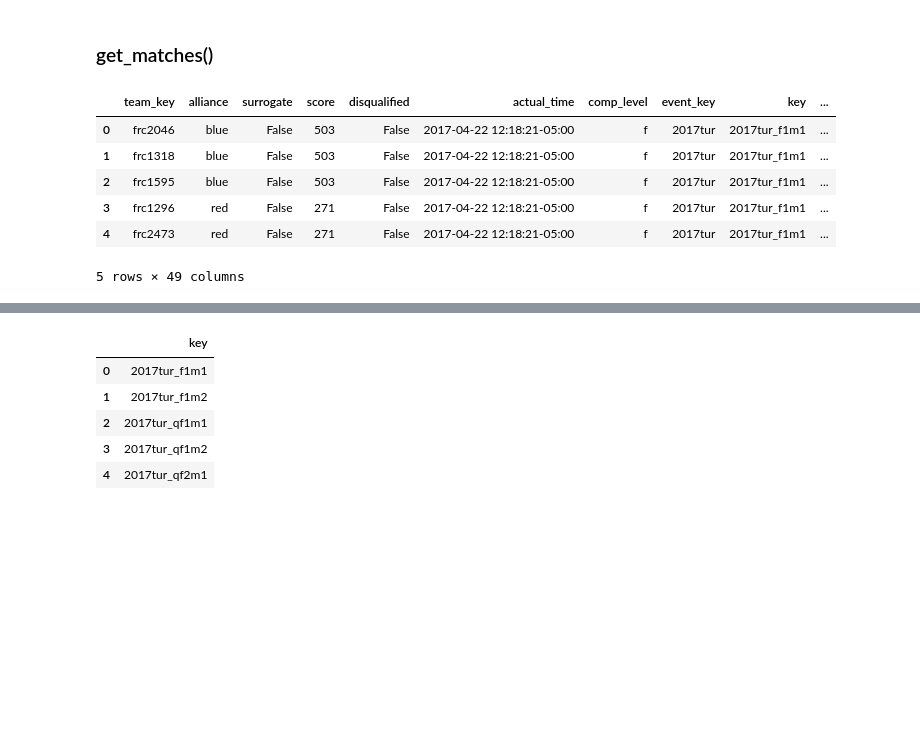
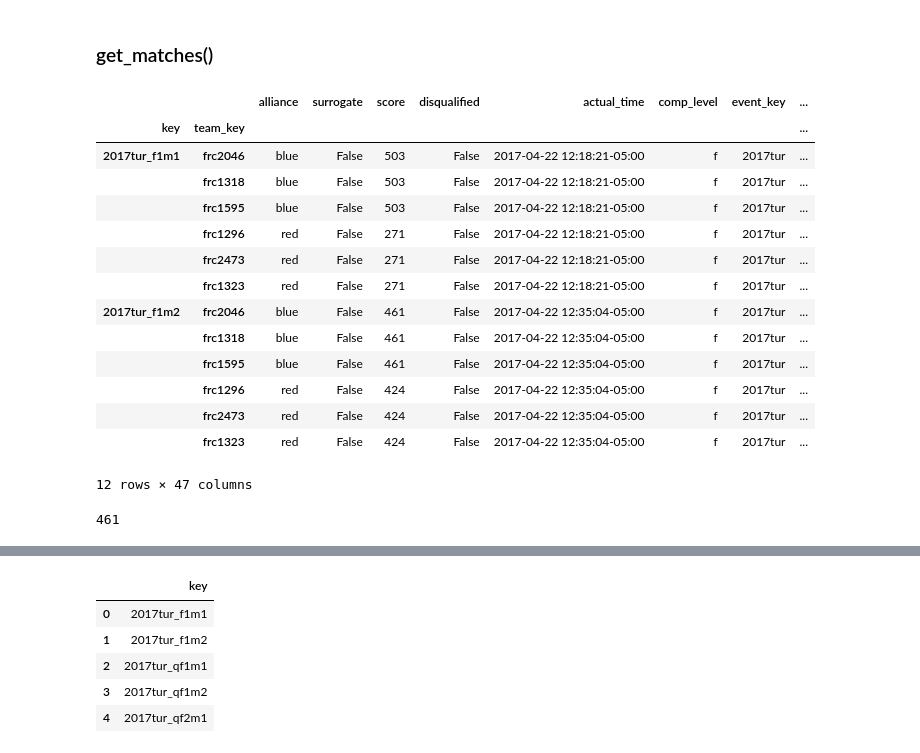
Before and after one commit to irwinsnet-old/tbap, a Jupyter notebook: TBA05 get_matches.ipynb, the cells around one changed output, grey strips where cells are left out. Cells and saved outputs as stored; diff of their text form; code cells hidden in the pictures; blank space fills up the shorter version.

```diff
--- a/TBA05 get_matches.ipynb
+++ b/TBA05 get_matches.ipynb
@@ -26,12 +26,24 @@ pd.options.display.float_format = '{:f}'.format
 sn.time_zone = "America/Chicago"
 matches = api.get_matches(sn, "2017tur")
 # %%
-matches.head()
+matches.head(12)
 # %% [output]
-|  | team_key | alliance | surrogate | score | disqualified | actual_time | comp_level | event_key | key | ... |
-| 0 | frc2046 | blue | False | 503 | False | 2017-04-22 12:18:21-05:00 | f | 2017tur | 2017tur_f1m1 | ... |
-| 1 | frc1318 | blue | False | 503 | False | 2017-04-22 12:18:21-05:00 | f | 2017tur | 2017tur_f1m1 | ... |
-| 2 | frc1595 | blue | False | 503 | False | 2017-04-22 12:18:21-05:00 | f | 2017tur | 2017tur_f1m1 | ... |
-| 3 | frc1296 | red | False | 271 | False | 2017-04-22 12:18:21-05:00 | f | 2017tur | 2017tur_f1m1 | ... |
-| 4 | frc2473 | red | False | 271 | False | 2017-04-22 12:18:21-05:00 | f | 2017tur | 2017tur_f1m1 | ... |
+|  |  | alliance | surrogate | score | disqualified | actual_time | comp_level | event_key | ... |
+| key | team_key |  |  |  |  |  |  |  | ... |
+| 2017tur_f1m1 | frc2046 | blue | False | 503 | False | 2017-04-22 12:18:21-05:00 | f | 2017tur | ... |
+|  | frc1318 | blue | False | 503 | False | 2017-04-22 12:18:21-05:00 | f | 2017tur | ... |
+|  | frc1595 | blue | False | 503 | False | 2017-04-22 12:18:21-05:00 | f | 2017tur | ... |
+|  | frc1296 | red | False | 271 | False | 2017-04-22 12:18:21-05:00 | f | 2017tur | ... |
+|  | frc2473 | red | False | 271 | False | 2017-04-22 12:18:21-05:00 | f | 2017tur | ... |
+|  | frc1323 | red | False | 271 | False | 2017-04-22 12:18:21-05:00 | f | 2017tur | ... |
+| 2017tur_f1m2 | frc2046 | blue | False | 461 | False | 2017-04-22 12:35:04-05:00 | f | 2017tur | ... |
+|  | frc1318 | blue | False | 461 | False | 2017-04-22 12:35:04-05:00 | f | 2017tur | ... |
+|  | frc1595 | blue | False | 461 | False | 2017-04-22 12:35:04-05:00 | f | 2017tur | ... |
+|  | frc1296 | red | False | 424 | False | 2017-04-22 12:35:04-05:00 | f | 2017tur | ... |
+|  | frc2473 | red | False | 424 | False | 2017-04-22 12:35:04-05:00 | f | 2017tur | ... |
+|  | frc1323 | red | False | 424 | False | 2017-04-22 12:35:04-05:00 | f | 2017tur | ... |
-5 rows × 49 columns
+12 rows × 47 columns
+# %%
+matches.loc["2017tur_f1m2"].at["frc1318", "score"]
+# %% [output]
+461
```
Also changed, not shown: parts of 16 cells of this notebook, 5 other files.
